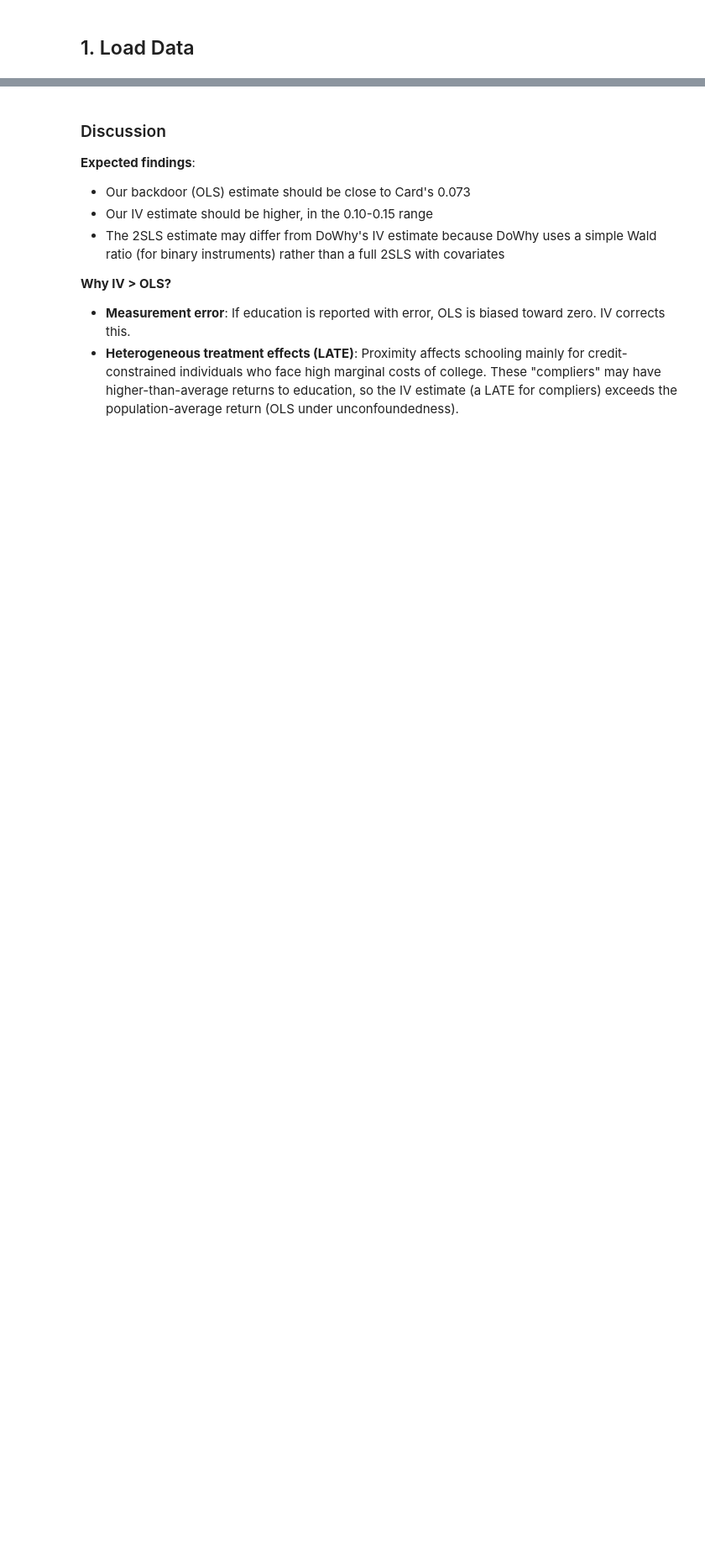
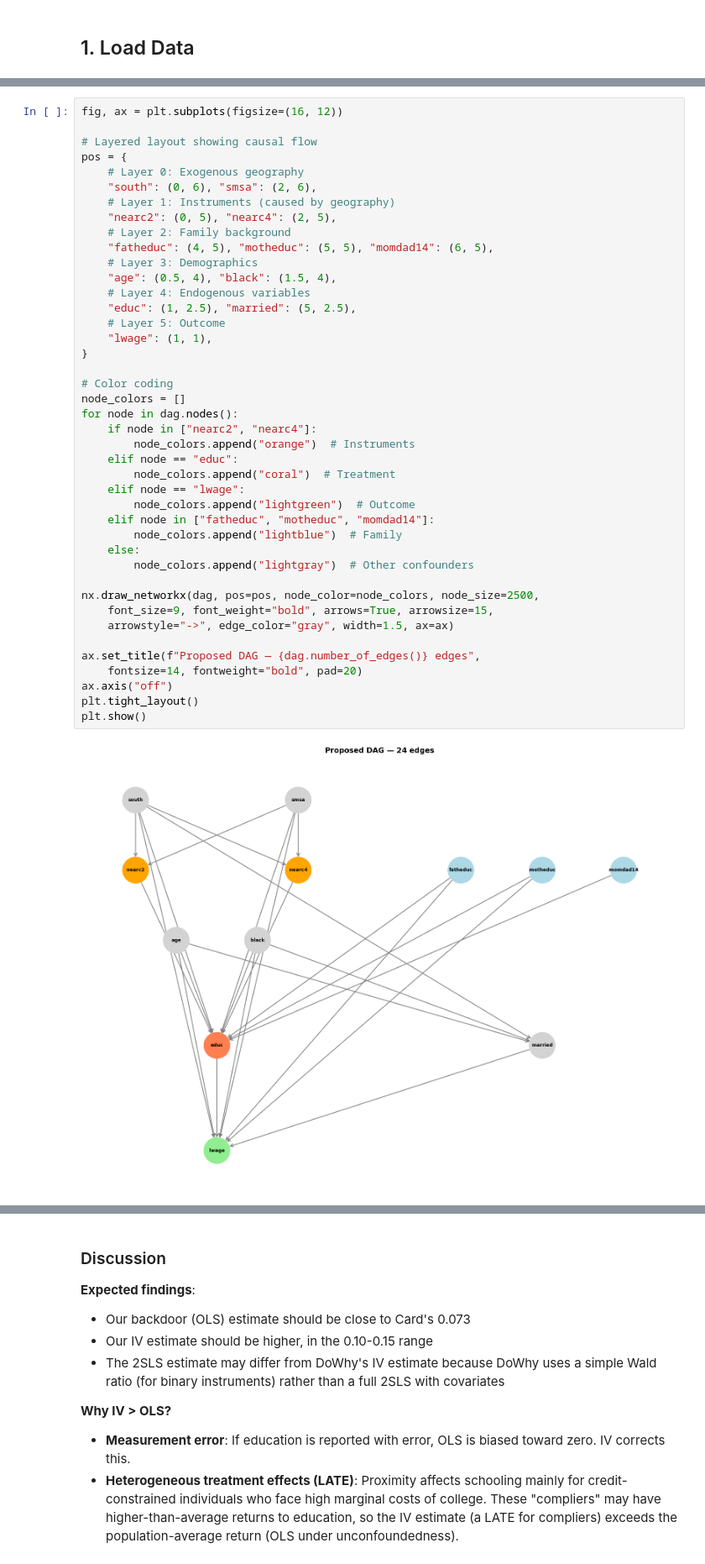
Before and after one commit to bernomone/causal-stuff, a Jupyter notebook: notebooks/card_proximity/01_card_dag_falsification_iv.ipynb, the cells around one changed output, grey strips where cells are left out. Shown at 84% size. Saved outputs shown, nothing was run; the diff lists cells and outputs as text; blank space fills up the shorter version.

```diff
--- a/notebooks/card_proximity/01_card_dag_falsification_iv.ipynb
+++ b/notebooks/card_proximity/01_card_dag_falsification_iv.ipynb
@@ -423,0 +155,44 @@ results
+# %%
+fig, ax = plt.subplots(figsize=(16, 12))
+
+# Layered layout showing causal flow
+pos = {
+    # Layer 0: Exogenous geography
+    "south": (0, 6), "smsa": (2, 6),
+    # Layer 1: Instruments (caused by geography)
+    "nearc2": (0, 5), "nearc4": (2, 5),
+    # Layer 2: Family background
+    "fatheduc": (4, 5), "motheduc": (5, 5), "momdad14": (6, 5),
+    # Layer 3: Demographics
+    "age": (0.5, 4), "black": (1.5, 4),
+    # Layer 4: Endogenous variables
+    "educ": (1, 2.5), "married": (5, 2.5),
+    # Layer 5: Outcome
+    "lwage": (1, 1),
+}
+
+# Color coding
+node_colors = []
+for node in dag.nodes():
+    if node in ["nearc2", "nearc4"]:
+        node_colors.append("orange")  # Instruments
+    elif node == "educ":
+        node_colors.append("coral")  # Treatment
+    elif node == "lwage":
+        node_colors.append("lightgreen")  # Outcome
+    elif node in ["fatheduc", "motheduc", "momdad14"]:
+        node_colors.append("lightblue")  # Family
+    else:
+        node_colors.append("lightgray")  # Other confounders
+
+nx.draw_networkx(dag, pos=pos, node_color=node_colors, node_size=2500,
+    font_size=9, font_weight="bold", arrows=True, arrowsize=15,
+    arrowstyle="->", edge_color="gray", width=1.5, ax=ax)
+
+ax.set_title(f"Proposed DAG — {dag.number_of_edges()} edges",
+    fontsize=14, fontweight="bold", pad=20)
+ax.axis("off")
+plt.tight_layout()
+plt.show()
+# %% [output]
+[figure, added]
```
Also changed, not shown: parts of 59 cells of this notebook, 1 other file.
